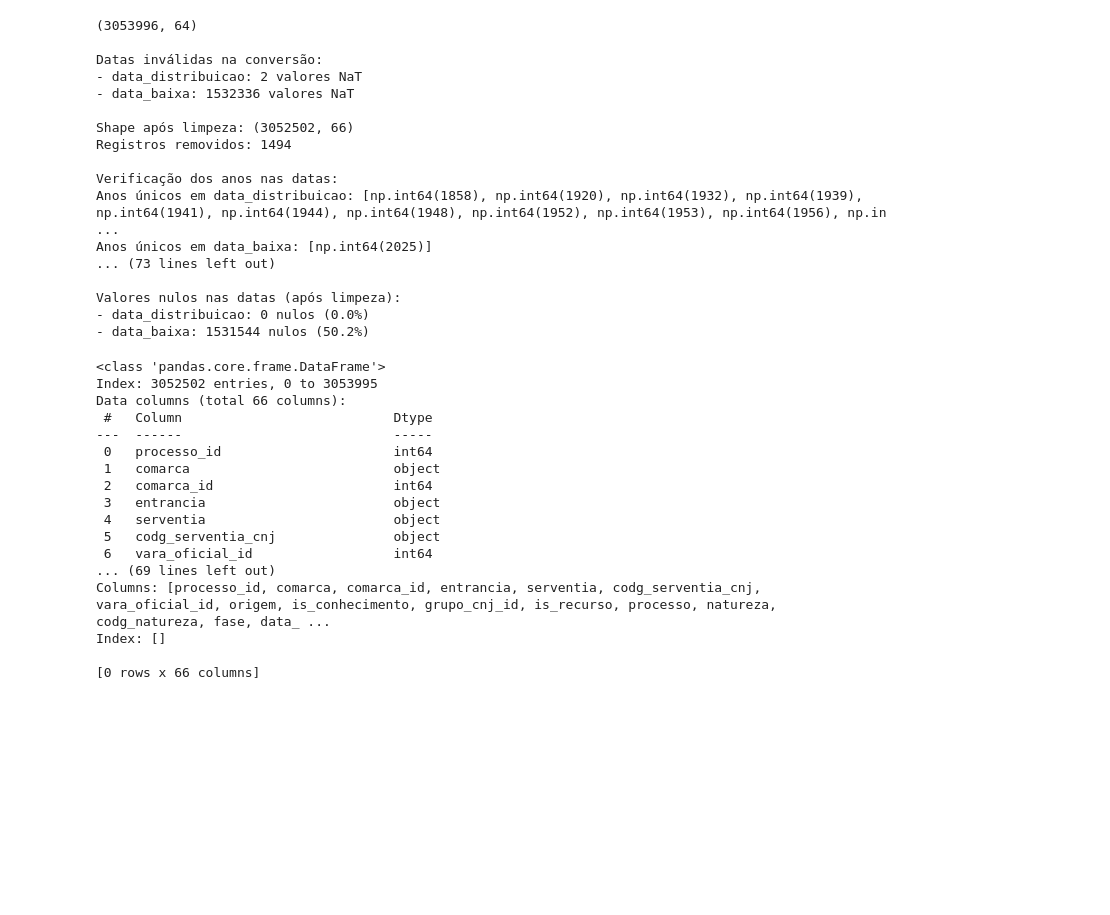
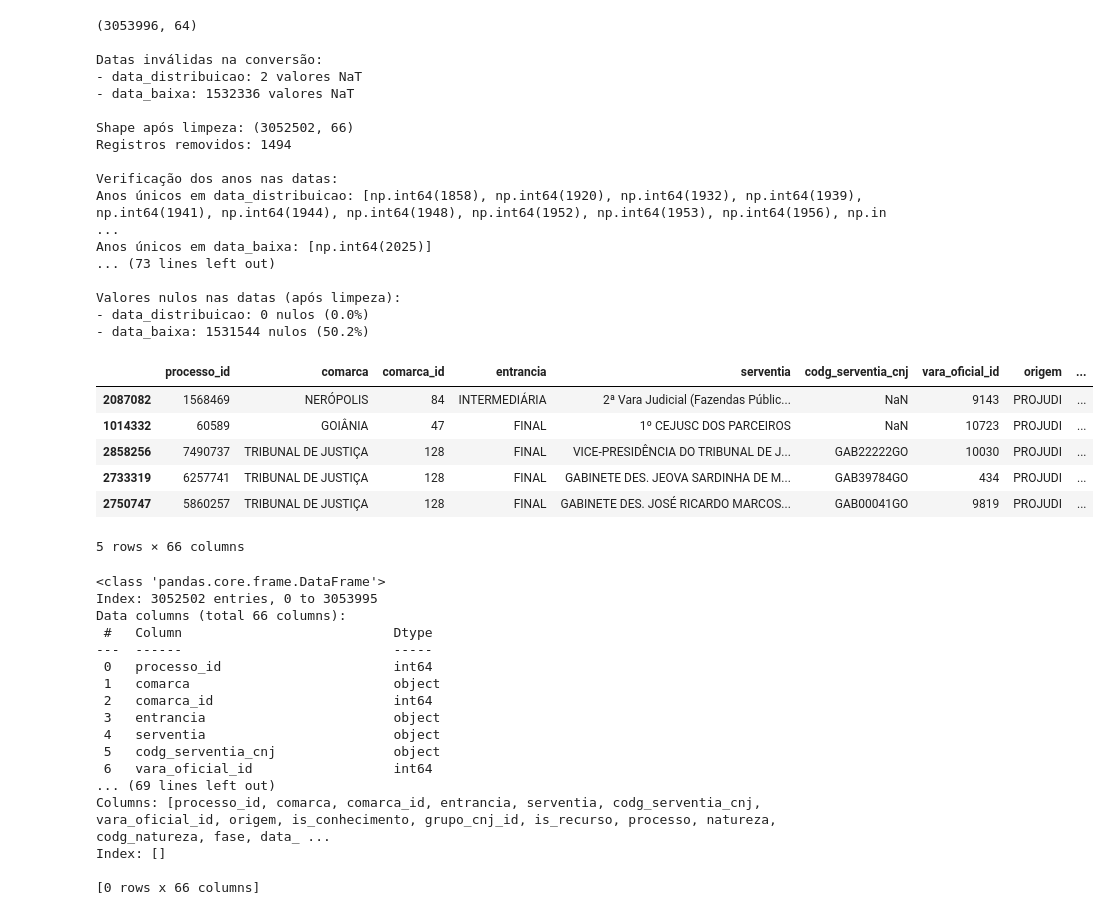
Before and after one commit to dvjuliocesar/TJGO_Projeto6_TxCong, a Jupyter notebook: tx_updated_validation.ipynb, the cells around one changed output. Drawn from its saved outputs; the diff is of its cells as text; code cells hidden in the pictures; blank space fills up the shorter version.

```diff
--- a/tx_updated_validation.ipynb
+++ b/tx_updated_validation.ipynb
@@ -31,14 +31,15 @@ df_1['ano_distribuicao'] = df_1['data_distribuicao'].dt.year
 df_1['ano_baixa'] = df_1['data_baixa'].dt.year
 
 # 4. Fazer a limpeza: manter apenas registros em que:
-#    - ano_distribuicao <= 2025 (ou é NaN)
-#    - ano_baixa <= 2025 (ou é NaN)
+#    - ano_distribuicao <= ANO (ou é NaN)
+#    - ano_baixa == ANO (ou é NaN)
+ANO = 2025
 df_limpo1 = df_1[
     (
-        (df_1['ano_distribuicao'] <= 2025)
+        (df_1['ano_distribuicao'] <= ANO)
     ) &
     (
-        (df_1['ano_baixa'] == 2025) |
+        (df_1['ano_baixa'] == ANO) |
         (df_1['ano_baixa'].isna())
     )
 ].copy()
@@ -59,7 +60,7 @@ if len(df_1) > len(df_limpo1):
 
     # Contar motivo da remoção
     print(f"\nMotivo da remoção:")
-    # Distribuição > 2025
+    # Distribuição > ANO
     ANO = 2025
     dist_maior_ANO = df_1[df_1['ano_distribuicao'] > ANO]
     dist_nula = df_1[df_1['ano_distribuicao'].isna()]
@@ -111,6 +112,16 @@ Anos únicos em data_baixa: [np.int64(2025)]
 Valores nulos nas datas (após limpeza):
 - data_distribuicao: 0 nulos (0.0%)
 - data_baixa: 1531544 nulos (50.2%)
+# %%
+df_limpo1.sample(5)
+# %% [output]
+|  | processo_id | comarca | comarca_id | entrancia | serventia | codg_serventia_cnj | vara_oficial_id | origem | ... |
+| 2087082 | 1568469 | NERÓPOLIS | 84 | INTERMEDIÁRIA | 2ª Vara Judicial (Fazendas Públic... | NaN | 9143 | PROJUDI | ... |
+| 1014332 | 60589 | GOIÂNIA | 47 | FINAL | 1º CEJUSC DOS PARCEIROS | NaN | 10723 | PROJUDI | ... |
+| 2858256 | 7490737 | TRIBUNAL DE JUSTIÇA | 128 | FINAL | VICE-PRESIDÊNCIA DO TRIBUNAL DE J... | GAB22222GO | 10030 | PROJUDI | ... |
+| 2733319 | 6257741 | TRIBUNAL DE JUSTIÇA | 128 | FINAL | GABINETE DES. JEOVA SARDINHA DE M... | GAB39784GO | 434 | PROJUDI | ... |
+| 2750747 | 5860257 | TRIBUNAL DE JUSTIÇA | 128 | FINAL | GABINETE DES. JOSÉ RICARDO MARCOS... | GAB00041GO | 9819 | PROJUDI | ... |
+5 rows × 66 columns
 # %%
 # Validação do dataframe
 df_limpo1.info()
```
Also changed, not shown: parts of 11 cells of this notebook.
